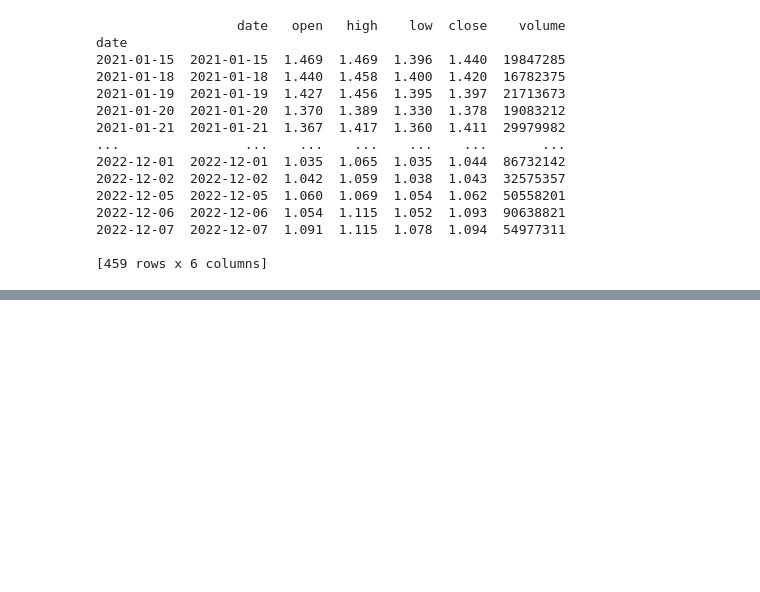
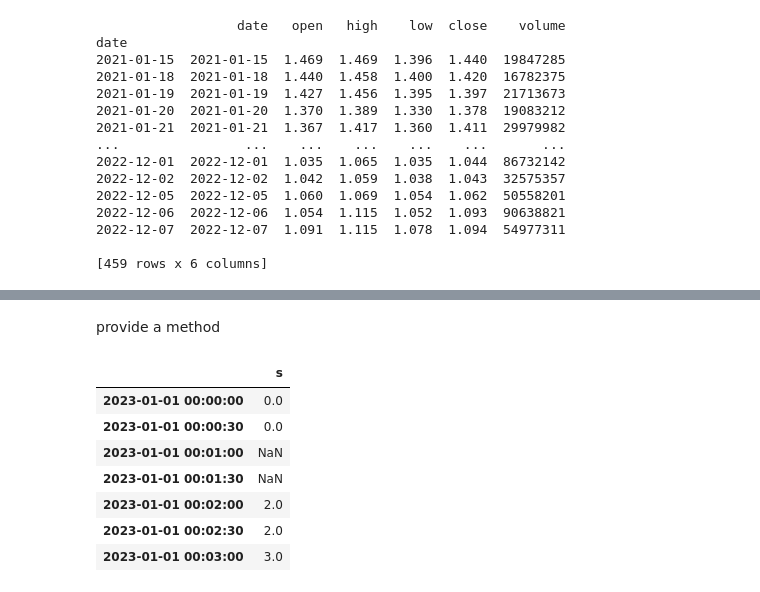
Before and after one commit to steven-xian/example, a Jupyter notebook: learn_python/finance/ak-fund-demo.ipynb, the cells around one changed output, grey strips where cells are left out. Cells and saved outputs as stored; diff of their text form; code cells hidden in the pictures; blank space fills up the shorter version.

```diff
--- a/learn_python/finance/ak-fund-demo.ipynb
+++ b/learn_python/finance/ak-fund-demo.ipynb
@@ -154,0 +228,13 @@ date
+# %% [markdown]
+provide a method
+# %%
+df.asfreq(freq='30S', method='bfill')
+# %% [output]
+|  | s |
+| 2023-01-01 00:00:00 | 0.0 |
+| 2023-01-01 00:00:30 | 0.0 |
+| 2023-01-01 00:01:00 | NaN |
+| 2023-01-01 00:01:30 | NaN |
+| 2023-01-01 00:02:00 | 2.0 |
+| 2023-01-01 00:02:30 | 2.0 |
+| 2023-01-01 00:03:00 | 3.0 |
```
Also changed, not shown: parts of 10 cells of this notebook, 1 other file.
